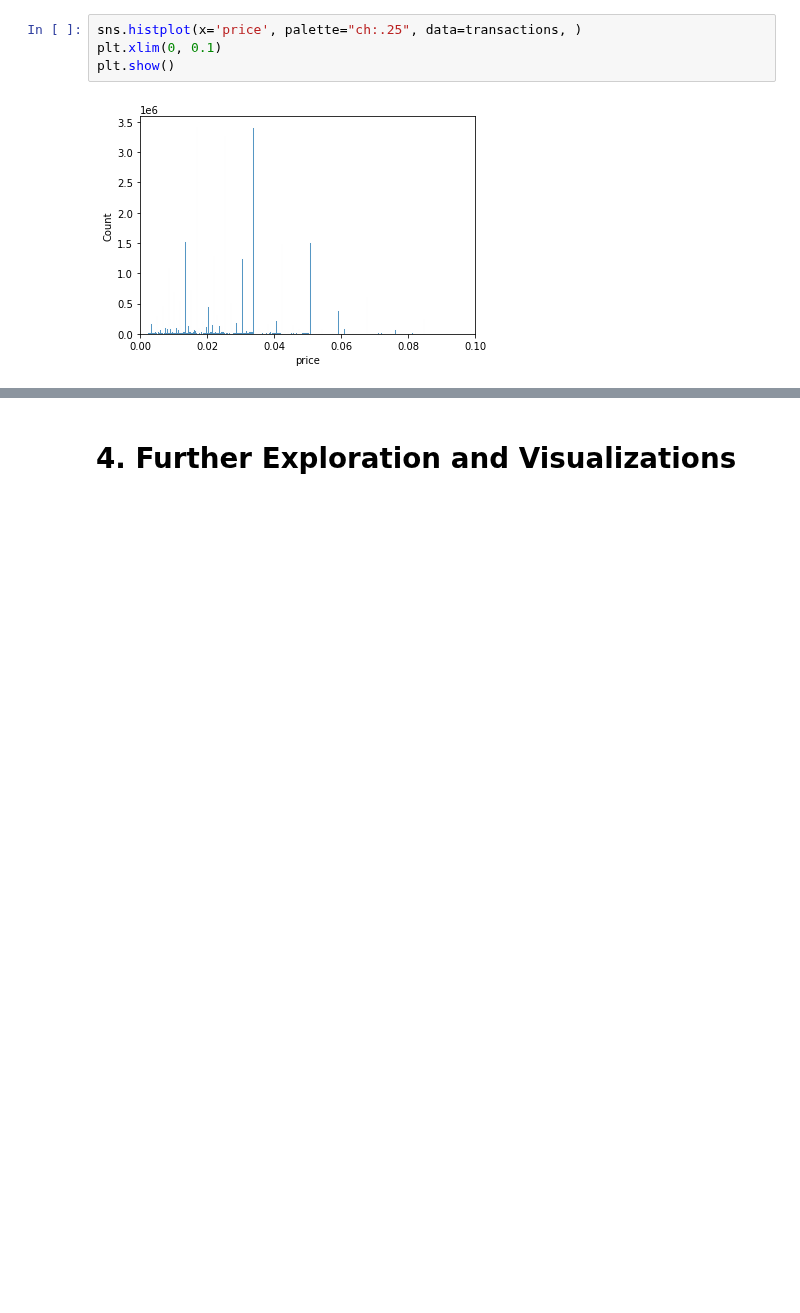
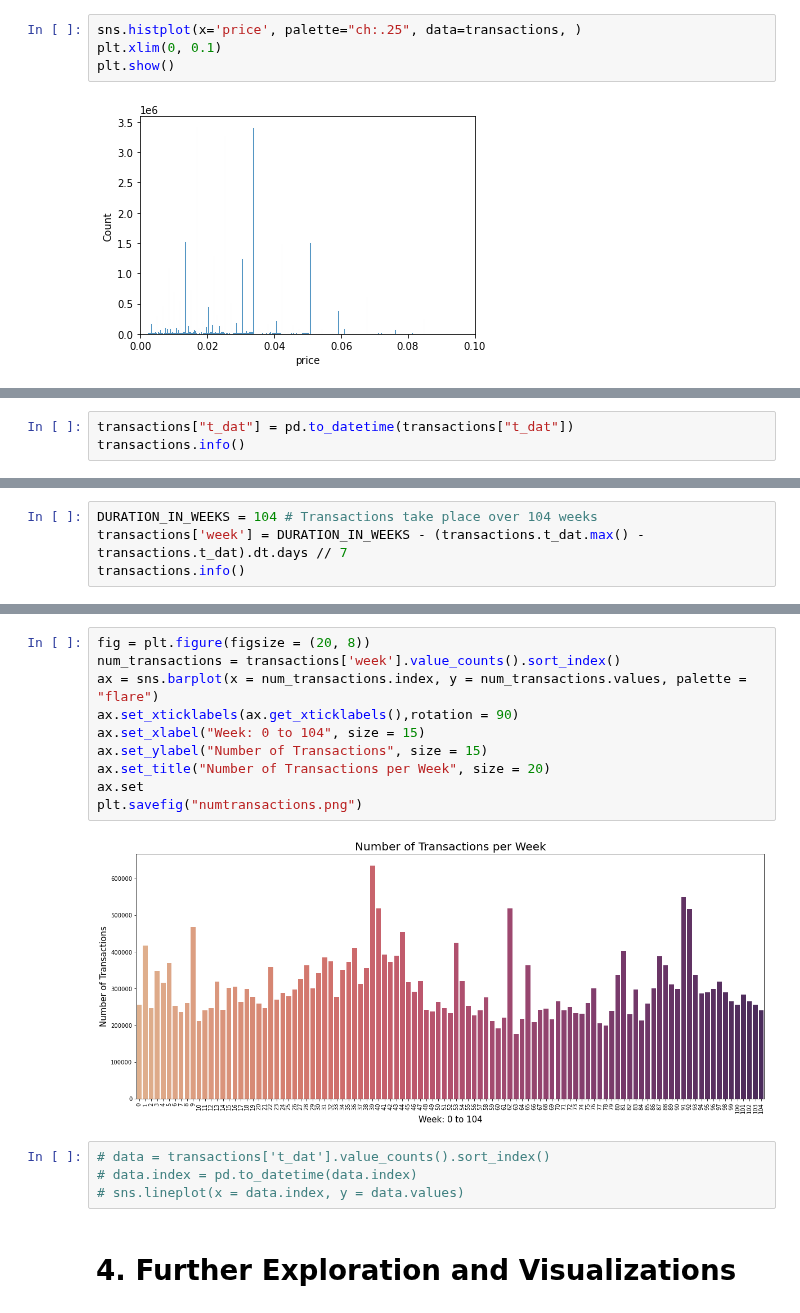
Before and after one commit to msmillan7/Kaggle_Competition-HM_Recommender_System, a Jupyter notebook: 00_EDA.ipynb, the cells around one changed output, grey strips where cells are left out. Saved outputs shown, nothing was run; the diff lists cells and outputs as text; blank space fills up the shorter version.

Commit message:
EDA, visualizations, statistics

```diff
--- a/00_EDA.ipynb
+++ b/00_EDA.ipynb
@@ -358,0 +370,3 @@ plt.show()
+# %%
+transactions["t_dat"] = pd.to_datetime(transactions["t_dat"])
+transactions.info()
@@ -358,0 +386,4 @@ plt.show()
+# %%
+DURATION_IN_WEEKS = 104 # Transactions take place over 104 weeks
+transactions['week'] = DURATION_IN_WEEKS - (transactions.t_dat.max() - transactions.t_dat).dt.days // 7
+transactions.info()
@@ -359,3 +404,19 @@ plt.show()
+# %%
+fig = plt.figure(figsize = (20, 8))
+num_transactions = transactions['week'].value_counts().sort_index()
+ax = sns.barplot(x = num_transactions.index, y = num_transactions.values, palette = "flare")
+ax.set_xticklabels(ax.get_xticklabels(),rotation = 90)
+ax.set_xlabel("Week: 0 to 104", size = 15)
+ax.set_ylabel("Number of Transactions", size = 15)
+ax.set_title("Number of Transactions per Week", size = 20)
+ax.set
+plt.savefig("numtransactions.png")
+# %% [output]
+[figure, added]
+# %%
+# data = transactions['t_dat'].value_counts().sort_index()
+# data.index = pd.to_datetime(data.index)
+# sns.lineplot(x = data.index, y = data.values)
 # %% [markdown]
 # 4. Further Exploration and Visualizations
 # %% [markdown]
```
Also changed, not shown: parts of 11 cells of this notebook, 2 other files.
